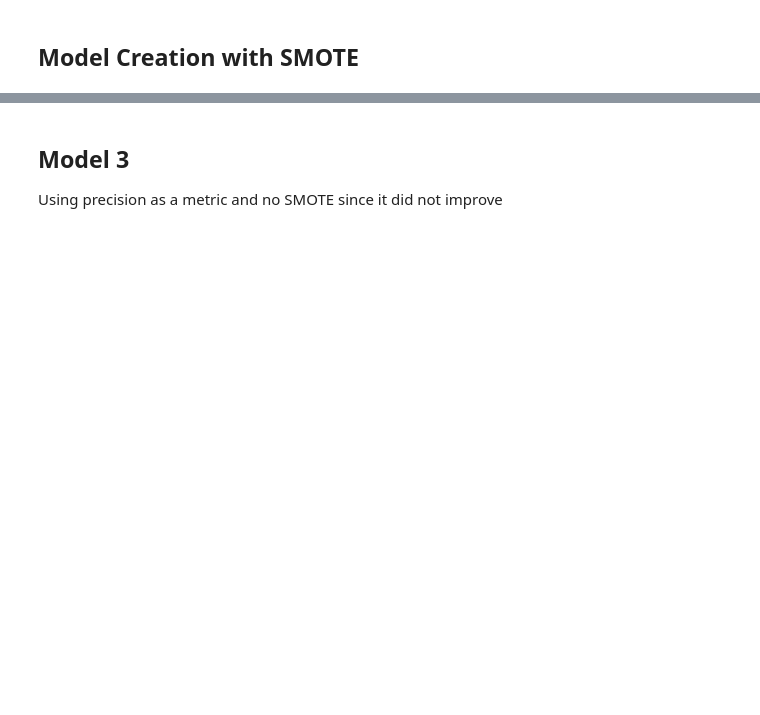
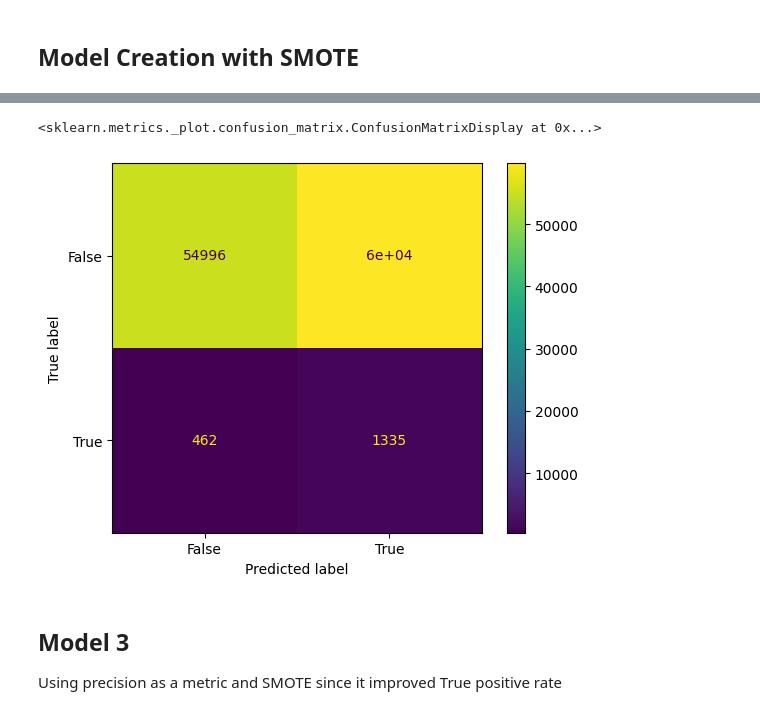
Before and after one commit to BrianBlancato/6050-Credit-Card-Fraud, a Jupyter notebook: Model_V2.ipynb, the cells around one changed output, grey strips where cells are left out. Cells and saved outputs as stored; diff of their text form; code cells hidden in the pictures; blank space fills up the shorter version.

```diff
--- a/Model_V2.ipynb
+++ b/Model_V2.ipynb
@@ -362,3 +391,8 @@ Confusion Matrix:
+# %%
+ConfusionMatrixDisplay.from_predictions(y_test, y_pred_binary)
+# %% [output]
+<sklearn.metrics._plot.confusion_matrix.ConfusionMatrixDisplay at 0x...>
+[figure, added]
 # %% [markdown]
 ## Model 3
-Using precision as a metric and no SMOTE since it did not improve
+Using precision as a metric and SMOTE since it improved True positive rate
```
Also changed, not shown: parts of 29 cells of this notebook.
